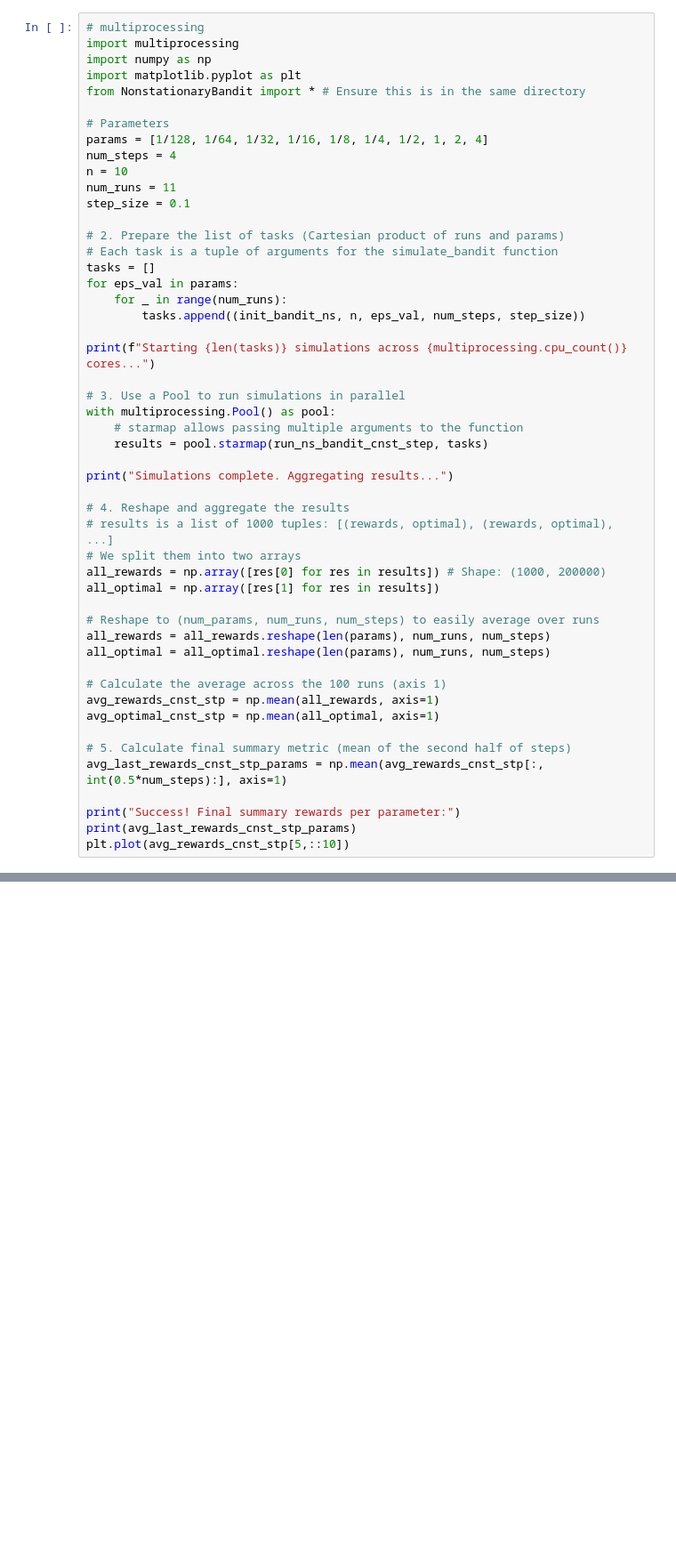
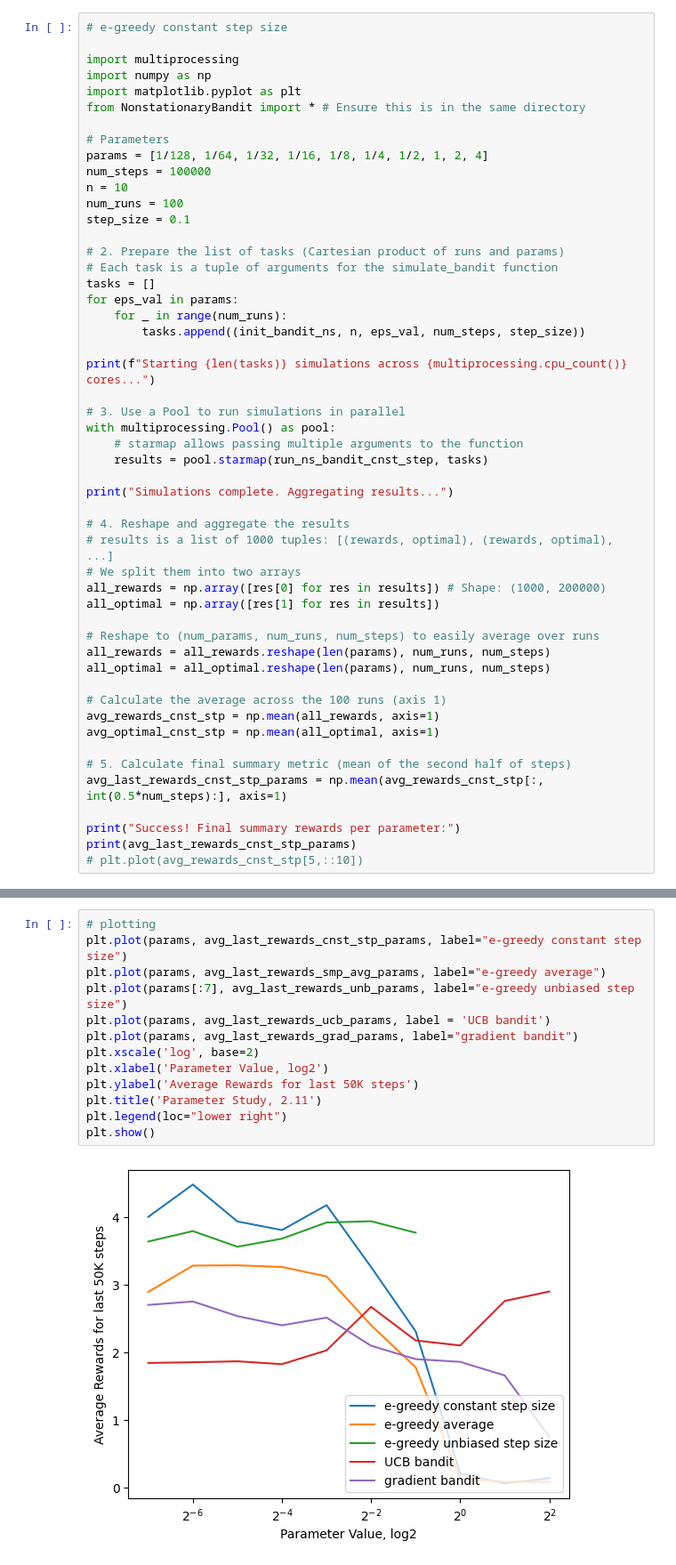
Before and after one commit to Santiago180999/robotics, a Jupyter notebook: tiger/BanditProblem/ParallelNonStationaryBandit.ipynb, the cells around one changed output, grey strips where cells are left out. Shown at 89% size. Cells and saved outputs as stored; diff of their text form; blank space fills up the shorter version.

```diff
--- a/tiger/BanditProblem/ParallelNonStationaryBandit.ipynb
+++ b/tiger/BanditProblem/ParallelNonStationaryBandit.ipynb
@@ -1,5 +1,6 @@
 # %%
-# multiprocessing
+# e-greedy constant step size
+
 import multiprocessing
 import numpy as np
 import matplotlib.pyplot as plt
@@ -7,9 +8,9 @@ from NonstationaryBandit import * # Ensure this is in the same directory
 
 # Parameters
 params = [1/128, 1/64, 1/32, 1/16, 1/8, 1/4, 1/2, 1, 2, 4]
-num_steps = 4
+num_steps = 100000
 n = 10
-num_runs = 11
+num_runs = 100
 step_size = 0.1
 
 # 2. Prepare the list of tasks (Cartesian product of runs and params)
@@ -47,5 +48,5 @@ avg_last_rewards_cnst_stp_params = np.mean(avg_rewards_cnst_stp[:, int(0.5*num_s
 
 print("Success! Final summary rewards per parameter:")
 print(avg_last_rewards_cnst_stp_params)
-plt.plot(avg_rewards_cnst_stp[5,::10])
+# plt.plot(avg_rewards_cnst_stp[5,::10])
 # %% [output]
@@ -58,0 +286,15 @@ Success! Final summary rewards per parameter:
+# %%
+# plotting
+plt.plot(params, avg_last_rewards_cnst_stp_params, label="e-greedy constant step size")
+plt.plot(params, avg_last_rewards_smp_avg_params, label="e-greedy average")
+plt.plot(params[:7], avg_last_rewards_unb_params, label="e-greedy unbiased step size")
+plt.plot(params, avg_last_rewards_ucb_params, label = 'UCB bandit')
+plt.plot(params, avg_last_rewards_grad_params, label="gradient bandit")
+plt.xscale('log', base=2)
+plt.xlabel('Parameter Value, log2')
+plt.ylabel('Average Rewards for last 50K steps')
+plt.title('Parameter Study, 2.11')
+plt.legend(loc="lower right")
+plt.show()
+# %% [output]
+[figure, added]
```
Also changed, not shown: parts of 5 cells of this notebook, 4 other files.
